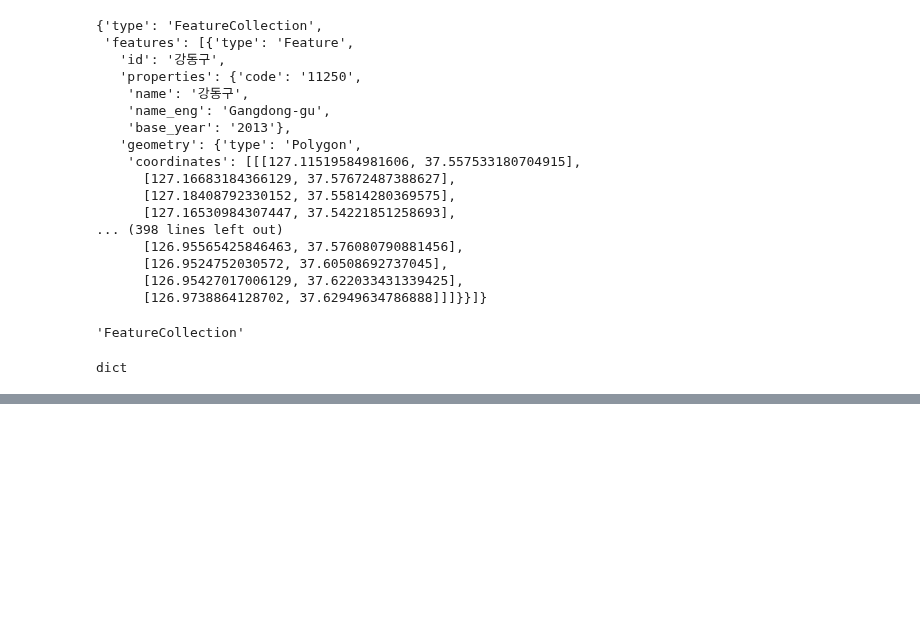
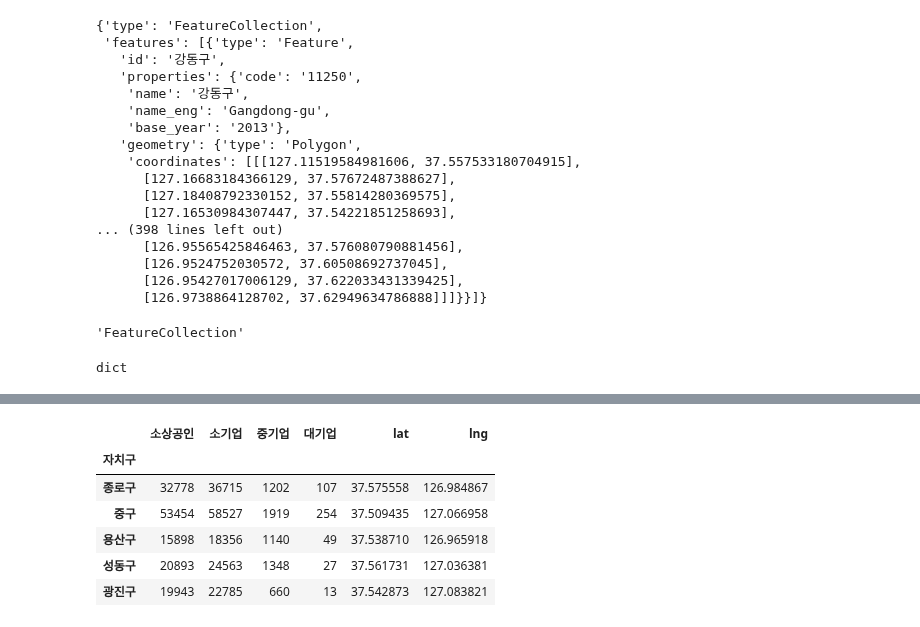
Before and after one commit to jinhuioh/Hi_ai, a Jupyter notebook: data09/folium.ipynb, the cells around one changed output, grey strips where cells are left out. Cells and saved outputs as stored; diff of their text form; code cells hidden in the pictures; blank space fills up the shorter version.

```diff
--- a/data09/folium.ipynb
+++ b/data09/folium.ipynb
@@ -69,0 +92,11 @@ rc('font', family=font_name)
+# %%
+df.set_index('자치구', inplace=True)#인덱스를 잡아보자.
+df.head()
+# %% [output]
+|  | 소상공인 | 소기업 | 중기업 | 대기업 | lat | lng |
+| 자치구 |  |  |  |  |  |  |
+| 종로구 | 32778 | 36715 | 1202 | 107 | 37.575558 | 126.984867 |
+| 중구 | 53454 | 58527 | 1919 | 254 | 37.509435 | 127.066958 |
+| 용산구 | 15898 | 18356 | 1140 | 49 | 37.538710 | 126.965918 |
+| 성동구 | 20893 | 24563 | 1348 | 27 | 37.561731 | 127.036381 |
+| 광진구 | 19943 | 22785 | 660 | 13 | 37.542873 | 127.083821 |
```
Also changed, not shown: parts of 9 cells of this notebook, 7 other files.
